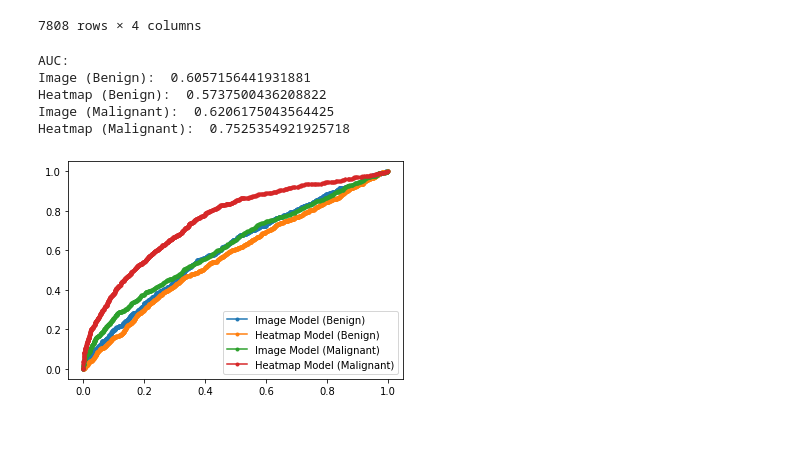
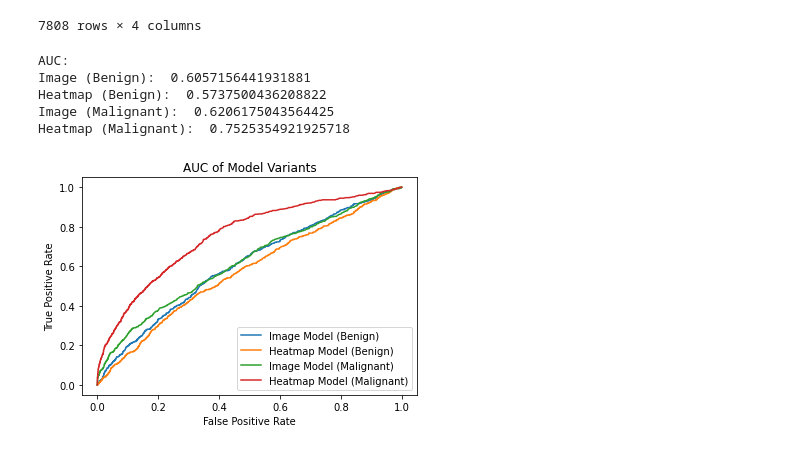
Before and after one commit to kpmurray80/cs512-project-liu-murray, a Jupyter notebook: new_data_output/auc_generation.ipynb, the cells around one changed output. Saved outputs shown, nothing was run; the diff lists cells and outputs as text; code cells hidden in the pictures.

```diff
--- a/new_data_output/auc_generation.ipynb
+++ b/new_data_output/auc_generation.ipynb
@@ -127,35 +127,38 @@ for index, row in image_m_preds.iterrows():
 for index, row in heat_m_preds.iterrows():
     # left goes in even indexes, right goes in odd
     if ( index % 2 == 0):
         row[0] = heatmapPreds.iloc[index//2][2]
     else:
         row[0] = heatmapPreds.iloc[index//2][3]
 
 print('AUC:')
 fpr, tpr, thresholds = roc_curve(benignGt, image_b_preds)
 auc = roc_auc_score(benignGt, image_b_preds)
-plt.plot(fpr, tpr, marker='.', label='Image Model (Benign)')
+plt.plot(fpr, tpr, label='Image Model (Benign)')
 print('Image (Benign): ',auc)
 
 fpr, tpr, thresholds = roc_curve(benignGt, heat_b_preds)
 auc = roc_auc_score(benignGt, heat_b_preds)
-plt.plot(fpr, tpr, marker='.', label='Heatmap Model (Benign)')
+plt.plot(fpr, tpr, label='Heatmap Model (Benign)')
 print('Heatmap (Benign): ',auc)
 
 fpr, tpr, thresholds = roc_curve(malignantGt, image_m_preds)
 auc = roc_auc_score(malignantGt, image_m_preds)
-plt.plot(fpr, tpr, marker='.', label='Image Model (Malignant)')
+plt.plot(fpr, tpr, label='Image Model (Malignant)')
 print('Image (Malignant): ',auc)
 
 fpr, tpr, thresholds = roc_curve(malignantGt, heat_m_preds)
 auc = roc_auc_score(malignantGt, heat_m_preds)
-plt.plot(fpr, tpr, marker='.', label='Heatmap Model (Malignant)')
+plt.plot(fpr, tpr, label='Heatmap Model (Malignant)')
 plt.legend(loc='best')
+plt.xlabel("False Positive Rate")
+plt.ylabel("True Positive Rate")
+plt.title("AUC of Model Variants")
 print('Heatmap (Malignant): ',auc)
 # %% [output]
 AUC:
 Image (Benign):  0.6057156441931881
 Heatmap (Benign):  0.5737500436208822
 Image (Malignant):  0.6206175043564425
 Heatmap (Malignant):  0.7525354921925718
-[figure, old version]
+[figure, new version]
```
